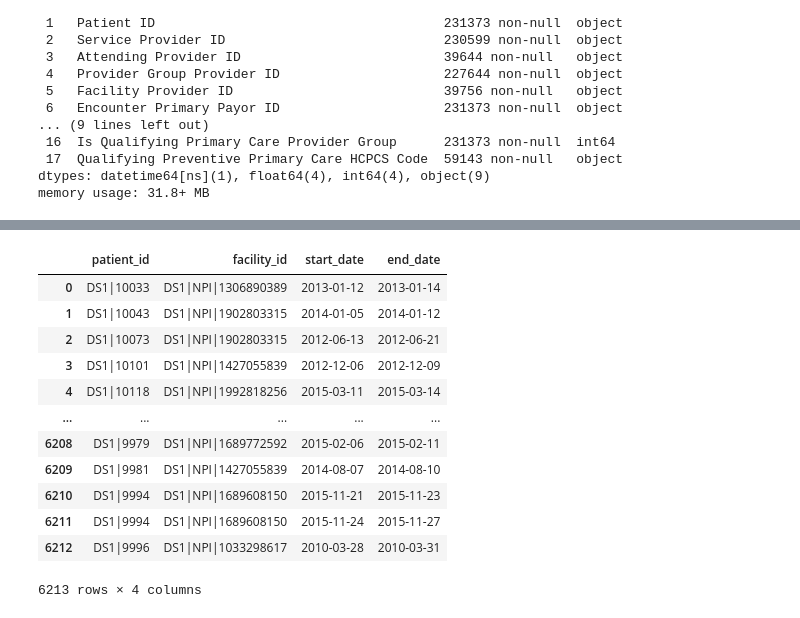
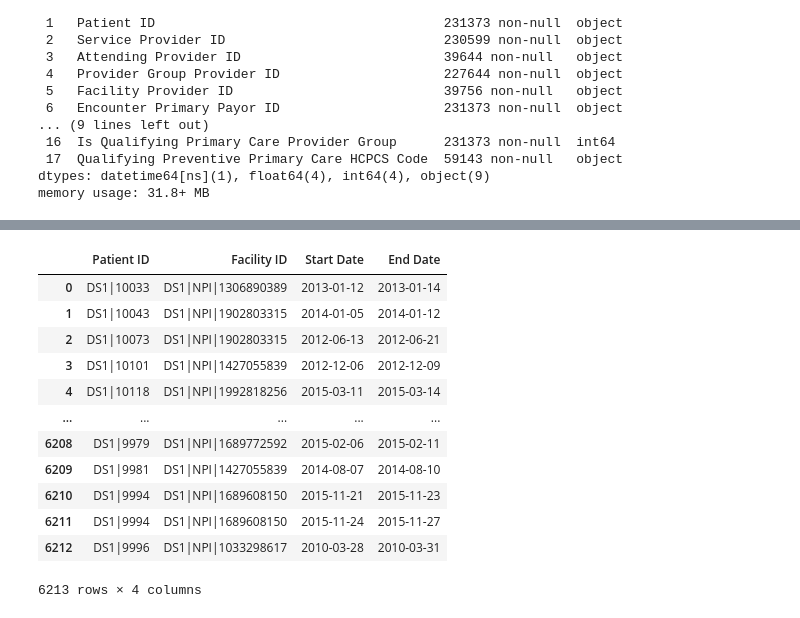
Before and after one commit to jrioross/ursa_health_hospital_readmissions, a Jupyter notebook: data/hospital_readmission.ipynb, the cells around one changed output, grey strips where cells are left out. Cells and saved outputs as stored; diff of their text form; code cells hidden in the pictures.

```diff
--- a/data/hospital_readmission.ipynb
+++ b/data/hospital_readmission.ipynb
@@ -223,10 +199,10 @@ days_till_readmission
 # %%
-admissions = admissions[['Patient ID','Facility Provider ID','Encounter Start Date','Encounter End Date']]
+readmissions = admissions[['Patient ID','Facility Provider ID','Encounter Start Date','Encounter End Date']]
 # %%
-admissions.columns = ['patient_id','facility_id','start_date','end_date']
-admissions
+readmissions.columns = ['Patient ID','Facility ID','Start Date','End Date']
+readmissions
 # %% [output]
-|  | patient_id | facility_id | start_date | end_date |
+|  | Patient ID | Facility ID | Start Date | End Date |
 | 0 | DS1|10033 | DS1|NPI|1306890389 | 2013-01-12 | 2013-01-14 |
 | 1 | DS1|10043 | DS1|NPI|1902803315 | 2014-01-05 | 2014-01-12 |
 | 2 | DS1|10073 | DS1|NPI|1902803315 | 2012-06-13 | 2012-06-21 |
```
Also changed, not shown: parts of 27 cells of this notebook.
